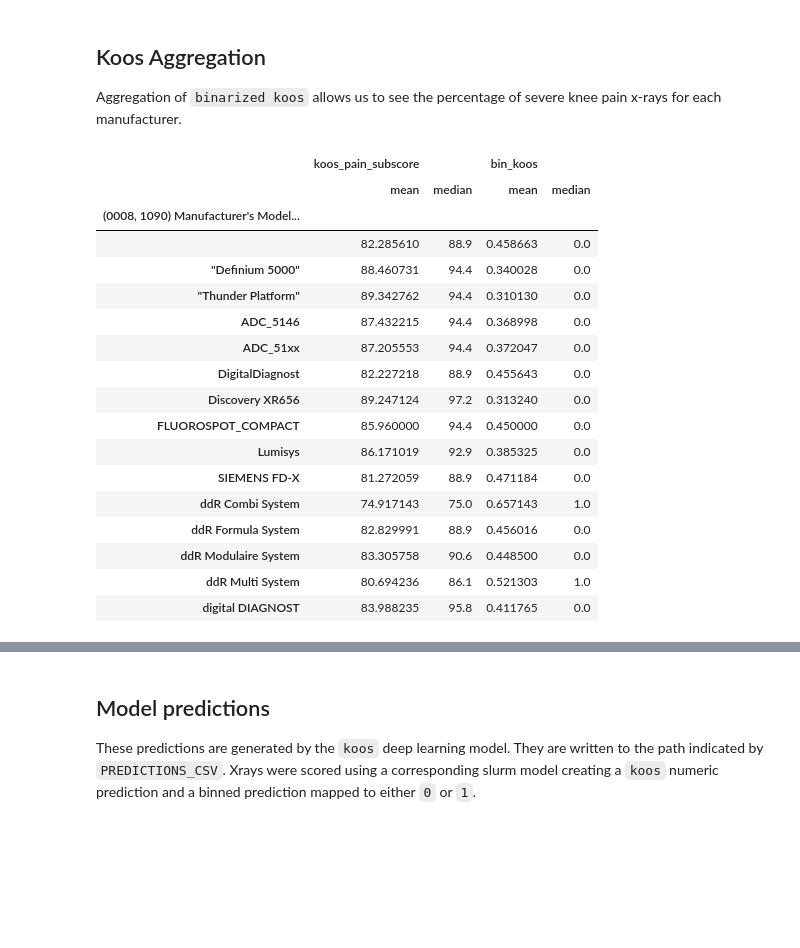
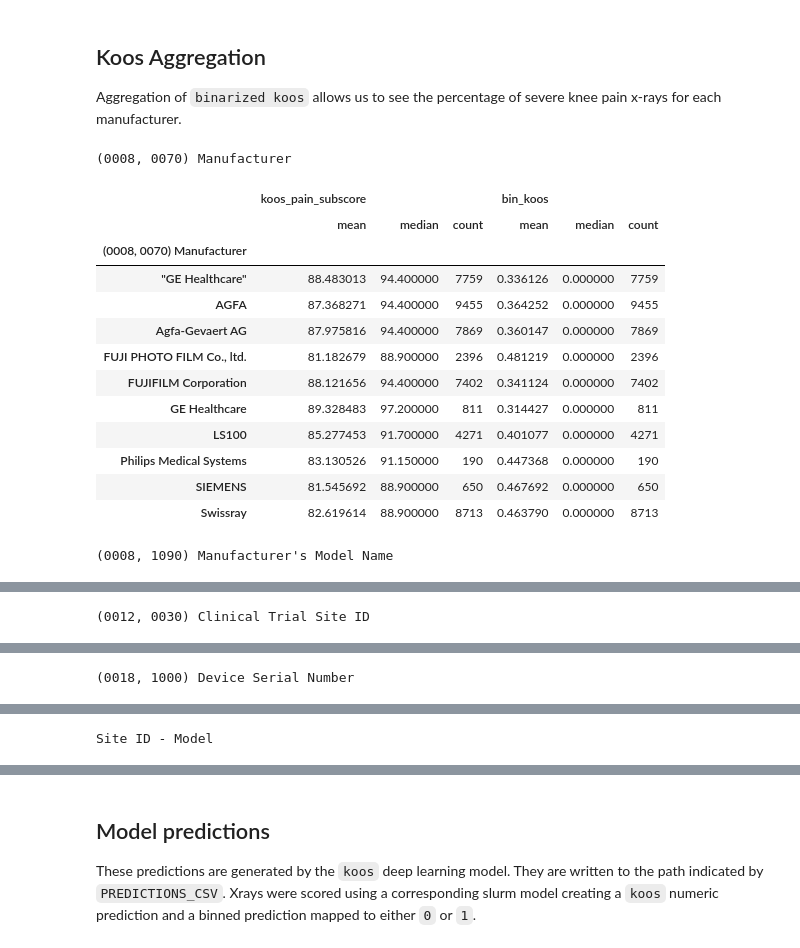
Before and after one commit to cairo-lab/xray_fingerprints, a Jupyter notebook: analysis/results_bias/bias_partition.ipynb, the cells around one changed output, grey strips where cells are left out. Saved outputs shown, nothing was run; the diff lists cells and outputs as text; code cells hidden in the pictures; blank space fills up the shorter version.

```diff
--- a/analysis/results_bias/bias_partition.ipynb
+++ b/analysis/results_bias/bias_partition.ipynb
@@ -41,12 +61,13 @@ for filename in combined_files:
 
     original_dataframes[name] = df
 # %%
-dfs: dict[str, pd.DataFrame] = {}
+dfs = {}
 
 for side in ["left", "right"]:
     subset_cols = (
         ["id", "kooskpl", "womkpl"] if side == "left" else ["id", "kooskpr", "womkpr"]
     )
+
     dfs[side] = utils.concatenate_from_timepoints(
         original_dataframes,
         dataset_substring="allclinical",
@@ -67,3 +88,5 @@ for side in ["left", "right"]:
     dfs[side]["side"] = side
 
 all_knee_pain_scores = pd.concat([val for val in dfs.values()])
+all_knee_pain_scores["visit"] = all_knee_pain_scores["visit"].apply(lambda x: CLINICAL_WAVES_TO_FOLLOWUP.get(x, pd.NA))
+all_knee_pain_scores
@@ -72,3 +109,8 @@ with open(DICOM_METADATA_PATH, "rb") as f:
     dicom_metadata = pickle.load(f)
 
 dicom_metadata["join_id"] = dicom_metadata.index.values.astype("str")
+dicom_metadata["dicom_join_id"] = dicom_metadata["(0010, 0020) Patient ID"].astype("str")
+dicom_metadata["Site ID - Model"] = dicom_metadata["(0012, 0030) Clinical Trial Site ID"] \
+    .str.cat(dicom_metadata["(0008, 1090) Manufacturer's Model Name"])
+
+dicom_metadata[["join_id", "dicom_join_id"] + VARIABLES_OF_INTEREST]
@@ -123,25 +175,38 @@ We can aggregate koos scores by `Manufacterer model`.
 
 Aggregation of `binarized koos` allows us to see the percentage of severe knee pain x-rays for each manufacturer.
 # %%
-df_combined.drop(["id", "join_id", "side", "visit", "(0010, 0020) Patient ID", "(0018, 1000) Device Serial Number"], axis=1).groupby(
-    ["(0008, 1090) Manufacturer's Model Name"]
-).agg(["mean", "median"])
+koos_variables = ["koos_pain_subscore", "bin_koos"]
+
+html_raw_tables = []
+for target_variable in VARIABLES_OF_INTEREST:
+    df_agg = df_combined[koos_variables + [target_variable]] \
+        .replace('', np.nan) \
+        .dropna(subset=[target_variable]) \
+        .groupby(target_variable) \
+        .agg(["mean", "median", "count"])
+
+    html_raw_tables.append(
+        df_agg \
+            .style \
+            .set_table_attributes("style='display:inline'") \
+            .set_caption(target_variable) \
+            ._repr_html_()
+    )
+
+display_html("".join(html_raw_tables), raw=True)
 # %% [output]
+(0008, 0070) Manufacturer
-|  | koos_pain_subscore |  | bin_koos |  |
-|  | mean | median | mean | median |
-| (0008, 1090) Manufacturer's Model... |  |  |  |  |
-|  | 82.285610 | 88.9 | 0.458663 | 0.0 |
-| "Definium 5000" | 88.460731 | 94.4 | 0.340028 | 0.0 |
-| "Thunder Platform" | 89.342762 | 94.4 | 0.310130 | 0.0 |
-| ADC_5146 | 87.432215 | 94.4 | 0.368998 | 0.0 |
-| ADC_51xx | 87.205553 | 94.4 | 0.372047 | 0.0 |
-| DigitalDiagnost | 82.227218 | 88.9 | 0.455643 | 0.0 |
-| Discovery XR656 | 89.247124 | 97.2 | 0.313240 | 0.0 |
-| FLUOROSPOT_COMPACT | 85.960000 | 94.4 | 0.450000 | 0.0 |
-| Lumisys | 86.171019 | 92.9 | 0.385325 | 0.0 |
-| SIEMENS FD-X | 81.272059 | 88.9 | 0.471184 | 0.0 |
-| ddR Combi System | 74.917143 | 75.0 | 0.657143 | 1.0 |
-| ddR Formula System | 82.829991 | 88.9 | 0.456016 | 0.0 |
-| ddR Modulaire System | 83.305758 | 90.6 | 0.448500 | 0.0 |
-| ddR Multi System | 80.694236 | 86.1 | 0.521303 | 1.0 |
-| digital DIAGNOST | 83.988235 | 95.8 | 0.411765 | 0.0 |
+|  | koos_pain_subscore |  |  | bin_koos |  |  |
+|  | mean | median | count | mean | median | count |
+| (0008, 0070) Manufacturer |  |  |  |  |  |  |
+| "GE Healthcare" | 88.483013 | 94.400000 | 7759 | 0.336126 | 0.000000 | 7759 |
+| AGFA | 87.368271 | 94.400000 | 9455 | 0.364252 | 0.000000 | 9455 |
+| Agfa-Gevaert AG | 87.975816 | 94.400000 | 7869 | 0.360147 | 0.000000 | 7869 |
+| FUJI PHOTO FILM Co., ltd. | 81.182679 | 88.900000 | 2396 | 0.481219 | 0.000000 | 2396 |
+| FUJIFILM Corporation | 88.121656 | 94.400000 | 7402 | 0.341124 | 0.000000 | 7402 |
+| GE Healthcare | 89.328483 | 97.200000 | 811 | 0.314427 | 0.000000 | 811 |
+| LS100 | 85.277453 | 91.700000 | 4271 | 0.401077 | 0.000000 | 4271 |
+| Philips Medical Systems | 83.130526 | 91.150000 | 190 | 0.447368 | 0.000000 | 190 |
+| SIEMENS | 81.545692 | 88.900000 | 650 | 0.467692 | 0.000000 | 650 |
+| Swissray | 82.619614 | 88.900000 | 8713 | 0.463790 | 0.000000 | 8713 |
+(0008, 1090) Manufacturer's Model Name
@@ -147,0 +230 @@ df_combined.drop(["id", "join_id", "side", "visit", "(0010, 0020) Patient ID", "
+(0012, 0030) Clinical Trial Site ID
@@ -147,0 +250 @@ df_combined.drop(["id", "join_id", "side", "visit", "(0010, 0020) Patient ID", "
+(0018, 1000) Device Serial Number
@@ -147,0 +271 @@ df_combined.drop(["id", "join_id", "side", "visit", "(0010, 0020) Patient ID", "
+Site ID - Model
```
Also changed, not shown: parts of 12 cells of this notebook, 1 other file.
